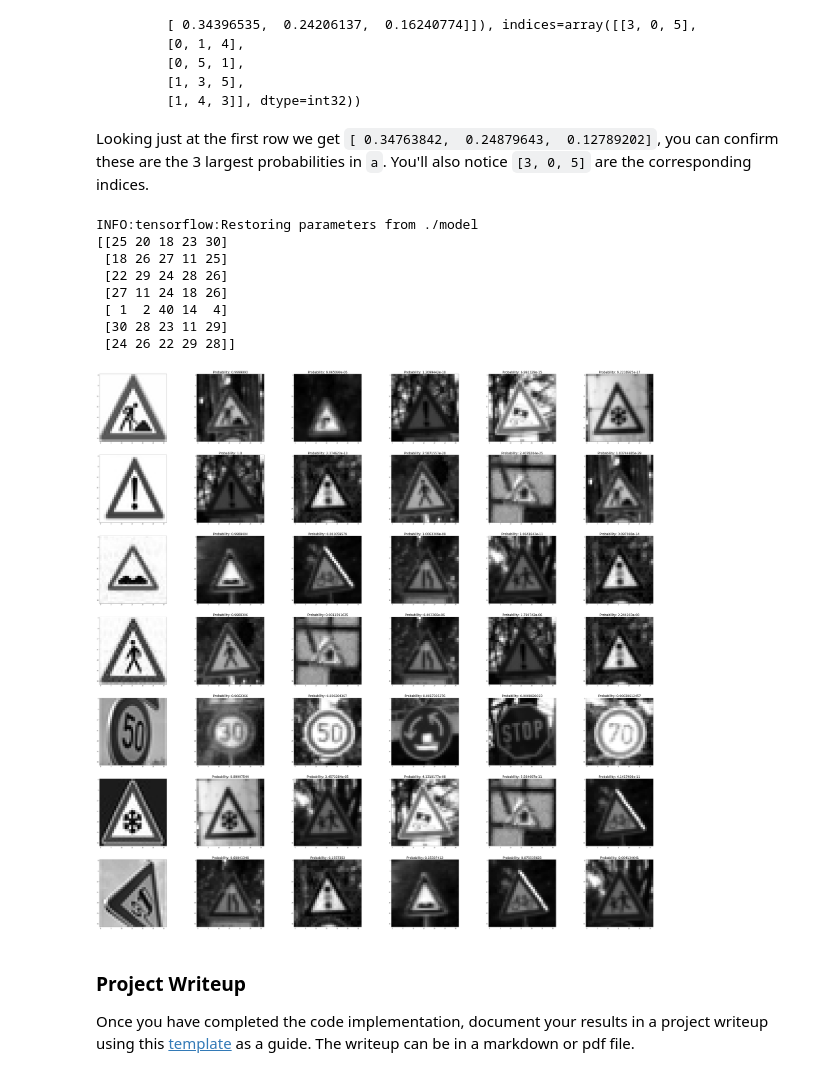
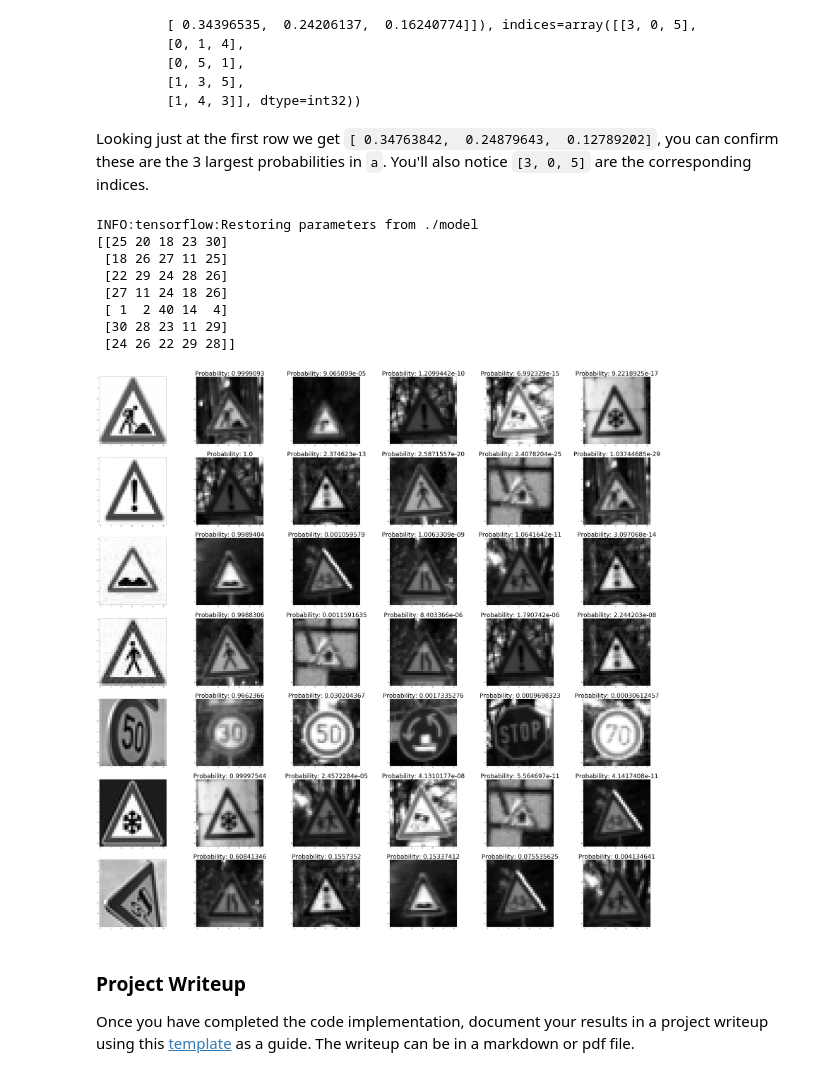
Before and after one commit to artemkaliuk/Traffic-Sign-Recognition, a Jupyter notebook: Traffic_Sign_Classifier.ipynb, the cells around one changed output. Saved outputs shown, nothing was run; the diff lists cells and outputs as text; code cells hidden in the pictures.

Commit message:
Image softmax in notebook and writeup changed

```diff
--- a/Traffic_Sign_Classifier.ipynb
+++ b/Traffic_Sign_Classifier.ipynb
@@ -488,35 +488,35 @@ softmax_array = tf.nn.softmax(logits)
 top_k = tf.nn.top_k(softmax_array, k=num_probabilities)
 
 def softmax_prob(x_test):
     with tf.Session() as sess:
         sess.run(tf.global_variables_initializer())
         saver.restore(sess, model_filename)
         softmax_prepro = sess.run(tf.nn.softmax(logits), feed_dict={x: x_test, keep_prob:1.0})
         output = sess.run(top_k, feed_dict={x: x_test, keep_prob:1.0})
     return output
 
 out = softmax_prob(new_img_preprocessed)
 figure, ax = plt.subplots(len(y_new),num_probabilities+1, figsize=(80,80))
 print(out[1])
 for i in range(len(y_new)):
     ax[i][0].imshow(new_img_preprocessed[i].squeeze(), 'gray')
     for j in range(num_probabilities):
         index = list(np.where(y_train_prepro == out[1][i][j]))
         index = index[0][0]
         ax[i][j+1].imshow(X_train_prepro[index].squeeze(), 'gray')
-        ax[i][j+1].set_title('Probability: ' + str(out[0][i][j]), fontsize = 24)
+        ax[i][j+1].set_title('Probability: ' + str(out[0][i][j]), fontsize = 48)
 
 figure.savefig('softmax.png')
 # %% [output]
 INFO:tensorflow:Restoring parameters from ./model
 [[25 20 18 23 30]
  [18 26 27 11 25]
  [22 29 24 28 26]
  [27 11 24 18 26]
  [ 1  2 40 14  4]
  [30 28 23 11 29]
  [24 26 22 29 28]]
-[figure, old version]
+[figure, new version]
 # %% [markdown]
 ### Project Writeup
 
```
Also changed, not shown: 2 other files.
